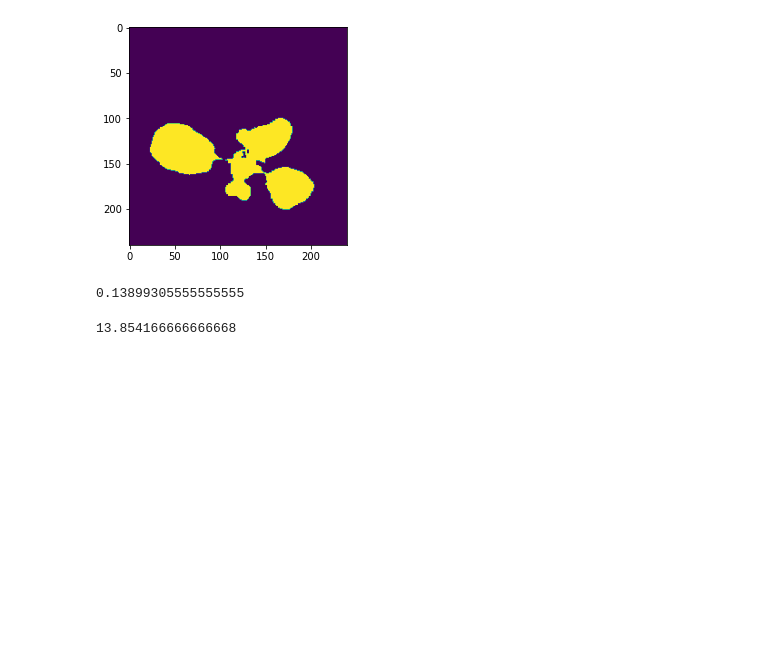
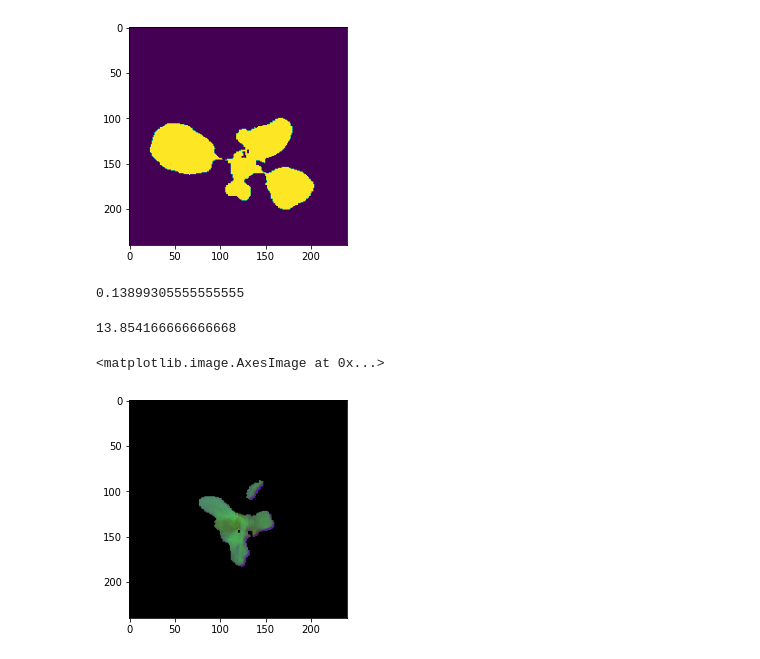
Before and after one commit to zhangjiahui56/WebApp, a Jupyter notebook: leaf_area_test.ipynb, the cells around one changed output. Drawn from its saved outputs; the diff is of its cells as text; code cells hidden in the pictures; blank space fills up the shorter version.

Commit message:
add calculate length leaf

```diff
--- a/leaf_area_test.ipynb
+++ b/leaf_area_test.ipynb
@@ -30,0 +34,30 @@ print(calculate_green_pixel(mask)/(240*240)*100)
+# %%
+# boundaries for green color
+boundaries = [
+    ([33, 90, 40], [100, 255, 255])
+]
+(lower, upper) = boundaries[0]
+lower = np.array(lower, dtype="uint8")
+upper = np.array(upper, dtype="uint8")
+# %%
+def remove_noises_mask_test(mask):
+    element = cv2.getStructuringElement(cv2.MORPH_RECT, (2, 2))
+    mask = cv2.erode(mask, element, iterations=1)
+    mask = cv2.dilate(mask, element, iterations=1)
+    mask = cv2.erode(mask, element)
+    mask = cv2.morphologyEx(mask, cv2.MORPH_OPEN, element)
+    return mask
+
+def extract_leaf_test(np_image):
+    hsvIm = cv2.cvtColor(np_image, cv2.COLOR_BGR2HSV)
+    mask = cv2.inRange(hsvIm, lower, upper)
+    mask = remove_noises_mask_test(mask)
+    output = cv2.bitwise_and(hsvIm, hsvIm, mask=mask)
+
+    return output, mask
+# %%
+output, mask = extract_leaf_test(x[7])
+plt.imshow(output)
+# %% [output]
+<matplotlib.image.AxesImage at 0x...>
+[figure, added]
```
Also changed, not shown: parts of 3 cells of this notebook, 4 other files.
